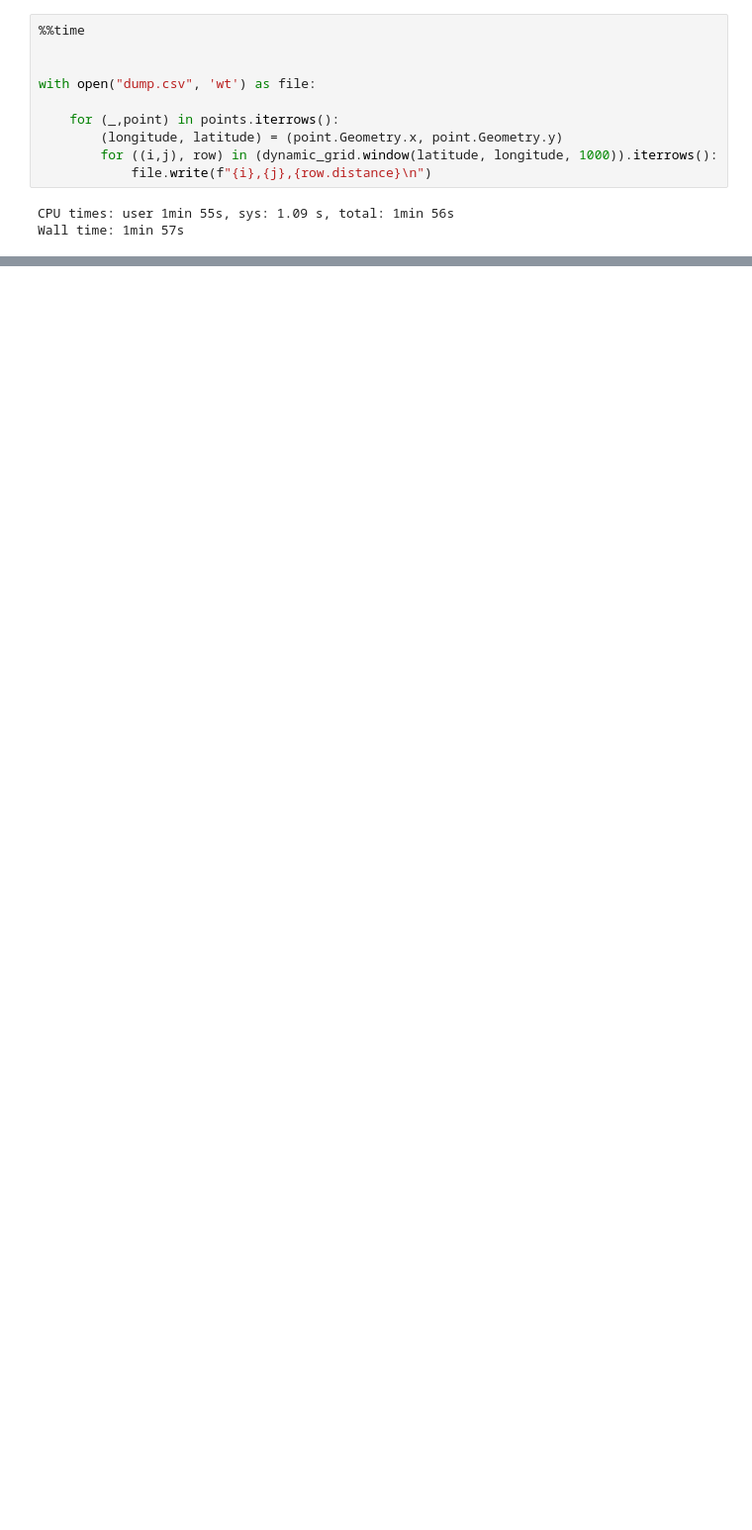
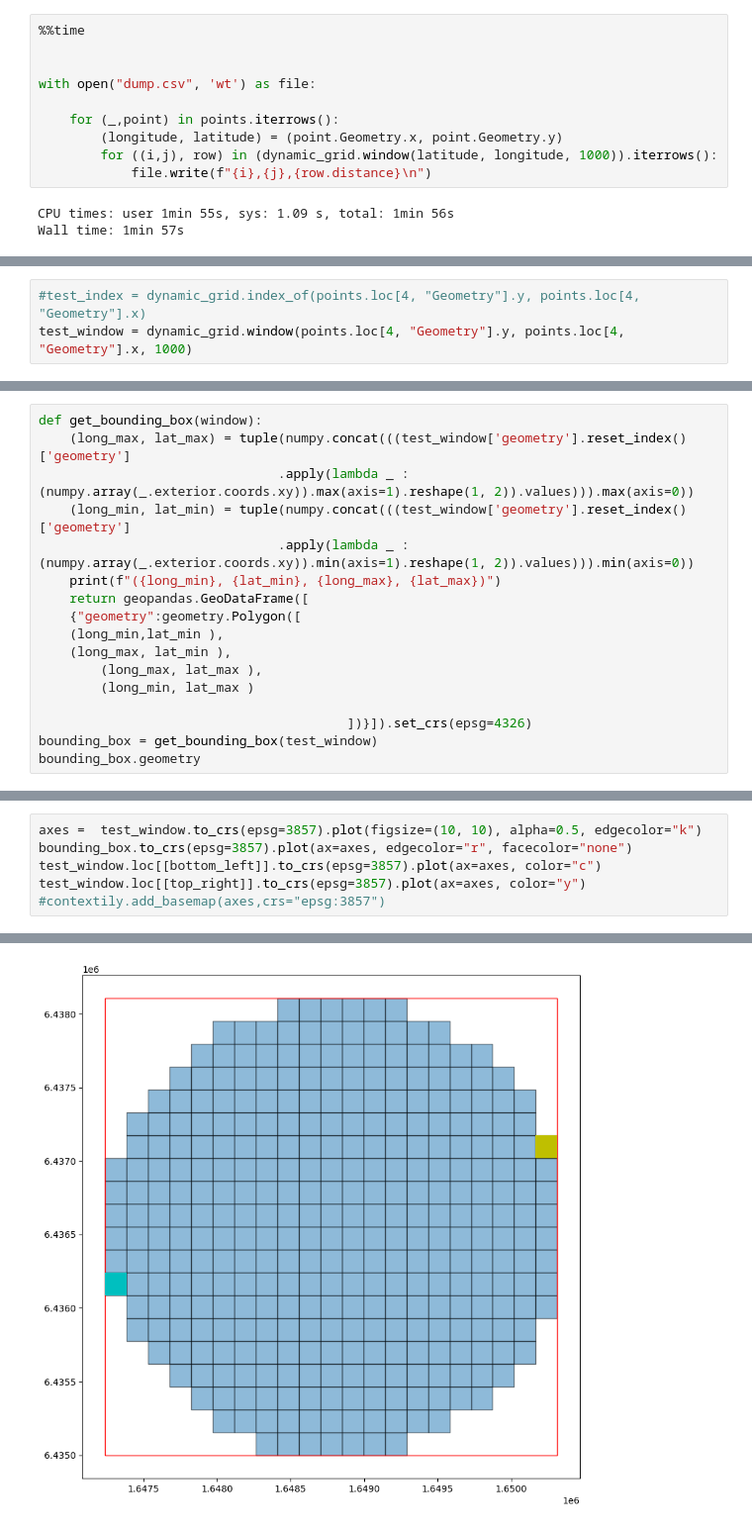
Before and after one commit to rab1tt/geodata, a Jupyter notebook: Geodata.ipynb, the cells around one changed output, grey strips where cells are left out. Shown at 99% size. Cells and saved outputs as stored; diff of their text form; blank space fills up the shorter version.

```diff
--- a/Geodata.ipynb
+++ b/Geodata.ipynb
@@ -100,0 +108,3 @@ Wall time: 1min 57s
+# %%
+#test_index = dynamic_grid.index_of(points.loc[4, "Geometry"].y, points.loc[4, "Geometry"].x)
+test_window = dynamic_grid.window(points.loc[4, "Geometry"].y, points.loc[4, "Geometry"].x, 1000)
@@ -100,0 +126,17 @@ Wall time: 1min 57s
+# %%
+def get_bounding_box(window):
+    (long_max, lat_max) = tuple(numpy.concat(((test_window['geometry'].reset_index()['geometry']
+                               .apply(lambda _ : (numpy.array(_.exterior.coords.xy)).max(axis=1).reshape(1, 2)).values))).max(axis=0))
+    (long_min, lat_min) = tuple(numpy.concat(((test_window['geometry'].reset_index()['geometry']
+                               .apply(lambda _ : (numpy.array(_.exterior.coords.xy)).min(axis=1).reshape(1, 2)).values))).min(axis=0))
+    print(f"({long_min}, {lat_min}, {long_max}, {lat_max})")
+    return geopandas.GeoDataFrame([
+    {"geometry":geometry.Polygon([
+    (long_min,lat_min ),
+    (long_max, lat_min ),
+        (long_max, lat_max ),
+        (long_min, lat_max )
+
+                                        ])}]).set_crs(epsg=4326)
+bounding_box = get_bounding_box(test_window)
+bounding_box.geometry
@@ -100,0 +147,7 @@ Wall time: 1min 57s
+# %%
+axes =  test_window.to_crs(epsg=3857).plot(figsize=(10, 10), alpha=0.5, edgecolor="k")
+bounding_box.to_crs(epsg=3857).plot(ax=axes, edgecolor="r", facecolor="none")
+test_window.loc[[bottom_left]].to_crs(epsg=3857).plot(ax=axes, color="c")
+test_window.loc[[top_right]].to_crs(epsg=3857).plot(ax=axes, color="y")
+#contextily.add_basemap(axes,crs="epsg:3857")
+# %% [output]
@@ -100,0 +155 @@ Wall time: 1min 57s
+[figure, added]
```
Also changed, not shown: parts of 19 cells of this notebook, 1 other file.
